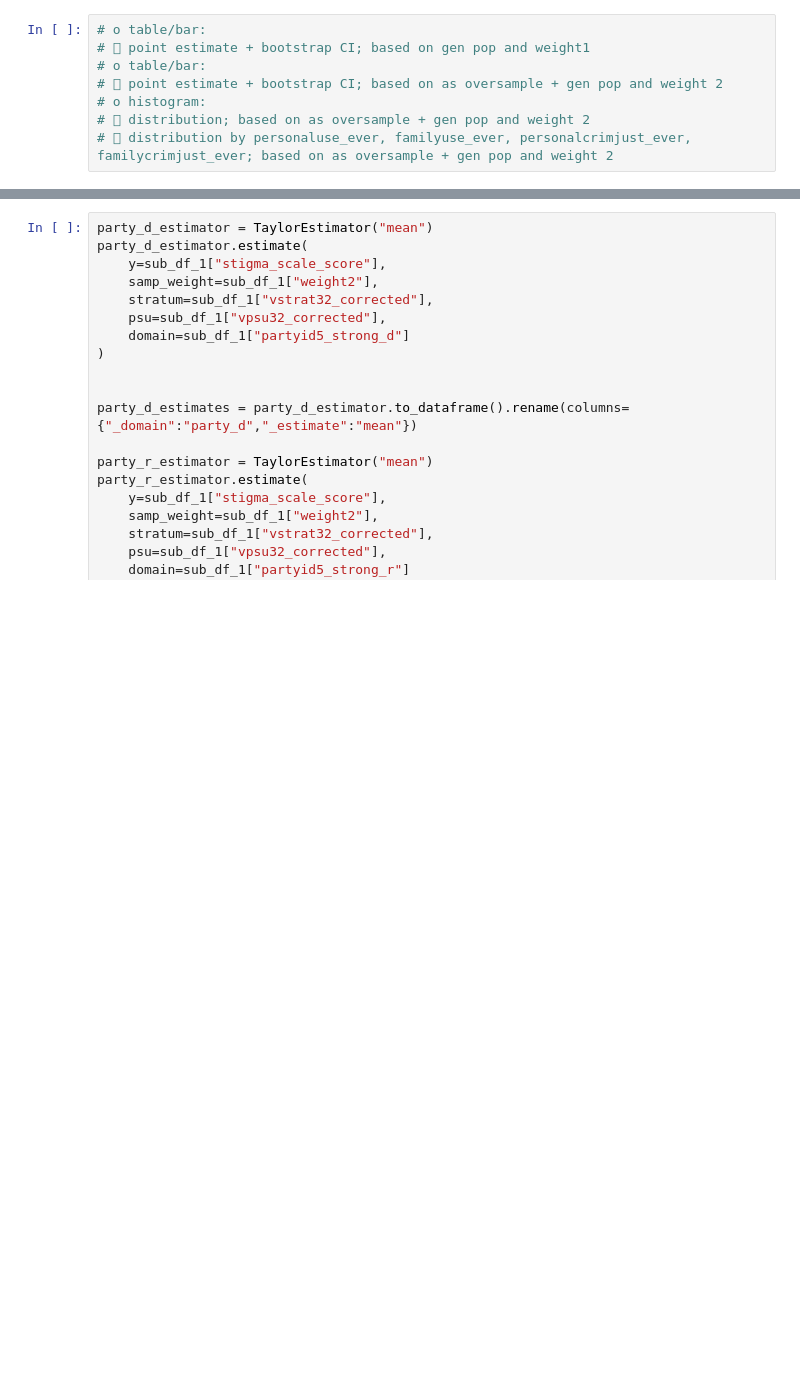
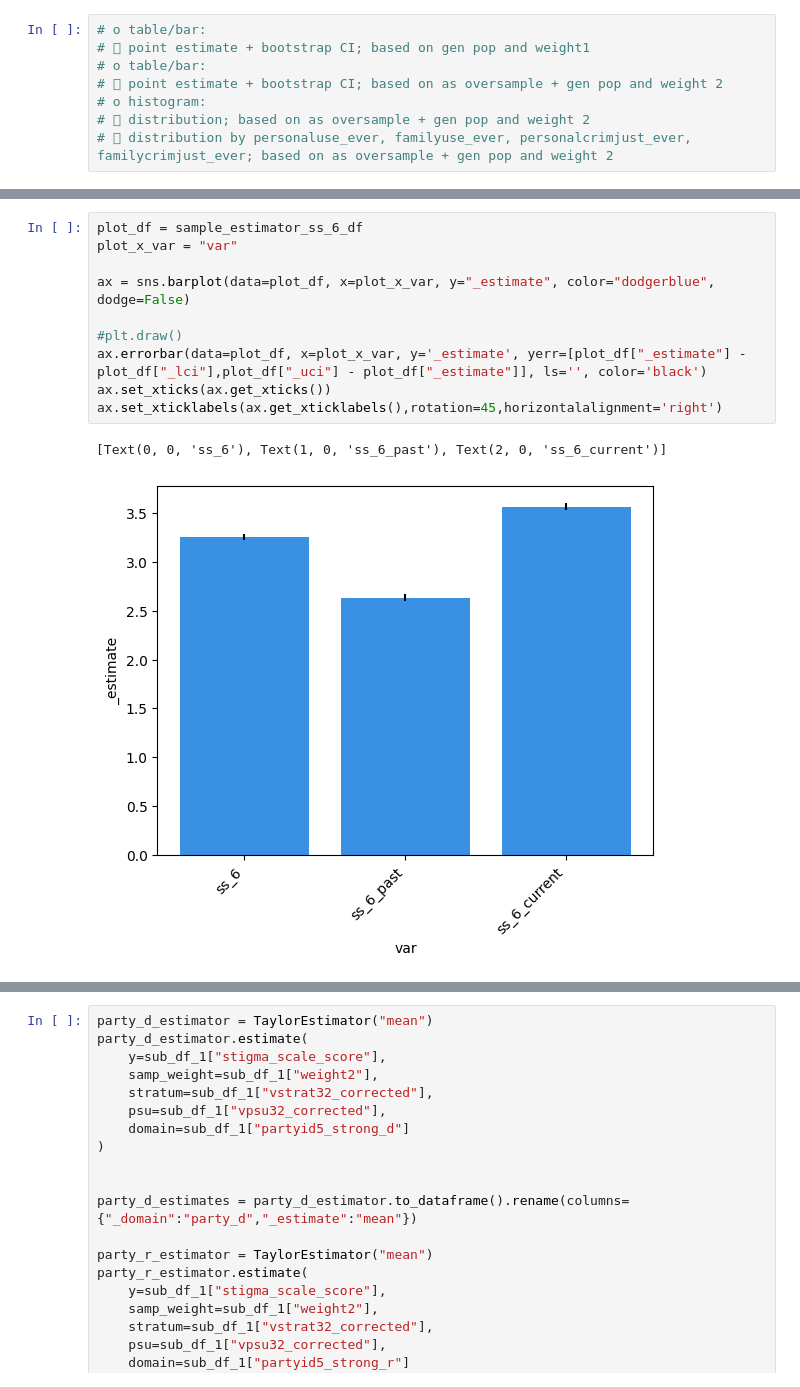
Before and after one commit to haoyucode/stigma-state-lvl, a Jupyter notebook: 2023_09_20_meeting_2.ipynb, the cells around one changed output, grey strips where cells are left out. Drawn from its saved outputs; the diff is of its cells as text; blank space fills up the shorter version.

```diff
--- a/2023_09_20_meeting_2.ipynb
+++ b/2023_09_20_meeting_2.ipynb
@@ -871 +953,14 @@ sample_estimator.to_dataframe()
+# %%
+plot_df = sample_estimator_ss_6_df
+plot_x_var = "var"
+
+ax = sns.barplot(data=plot_df, x=plot_x_var, y="_estimate", color="dodgerblue", dodge=False)
+
+#plt.draw()
+ax.errorbar(data=plot_df, x=plot_x_var, y='_estimate', yerr=[plot_df["_estimate"] - plot_df["_lci"],plot_df["_uci"] - plot_df["_estimate"]], ls='', color='black')
+ax.set_xticks(ax.get_xticks())
+ax.set_xticklabels(ax.get_xticklabels(),rotation=45,horizontalalignment='right')
+# %% [output]
+[Text(0, 0, 'ss_6'), Text(1, 0, 'ss_6_past'), Text(2, 0, 'ss_6_current')]
+[figure, added]
 # %%
```
Also changed, not shown: parts of 19 cells of this notebook.
